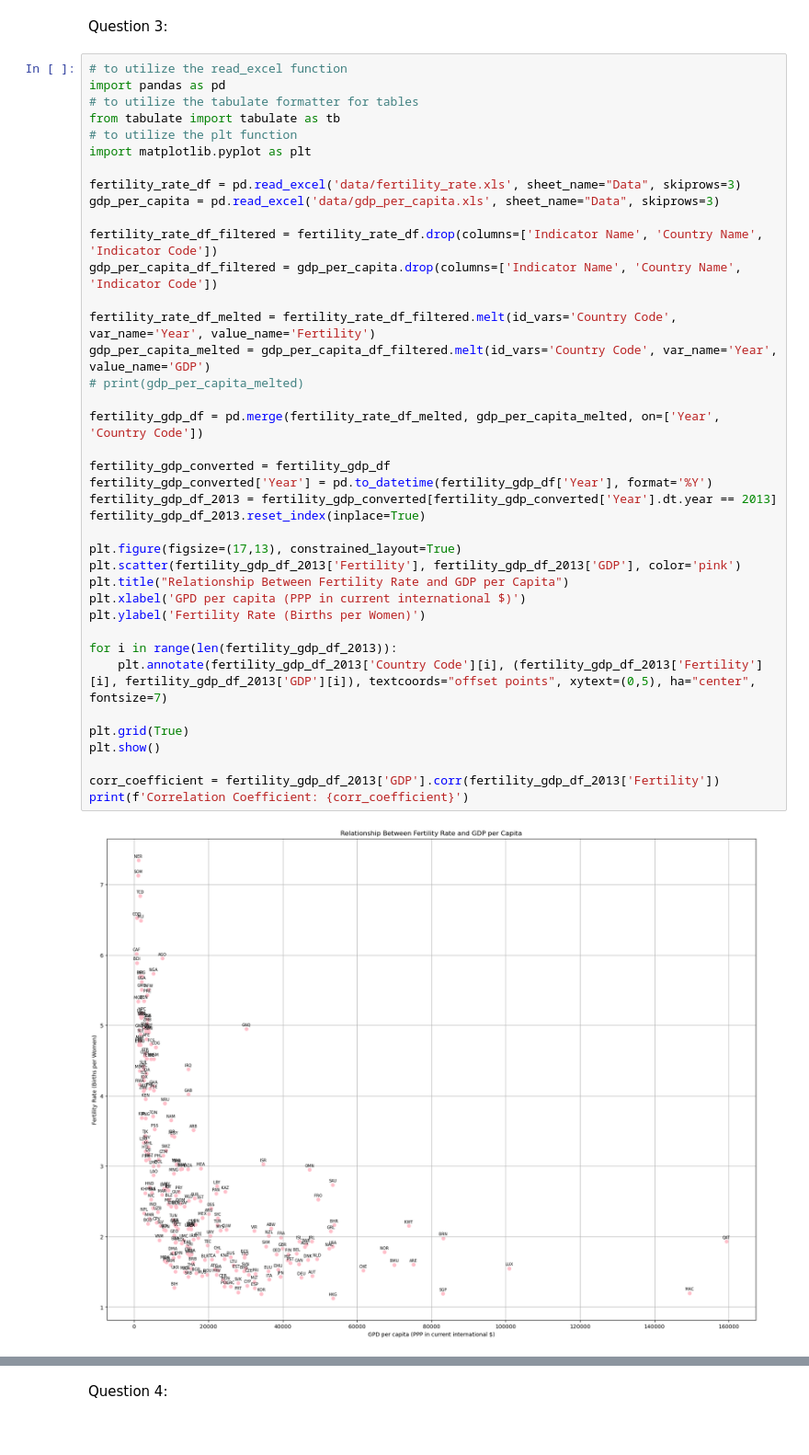
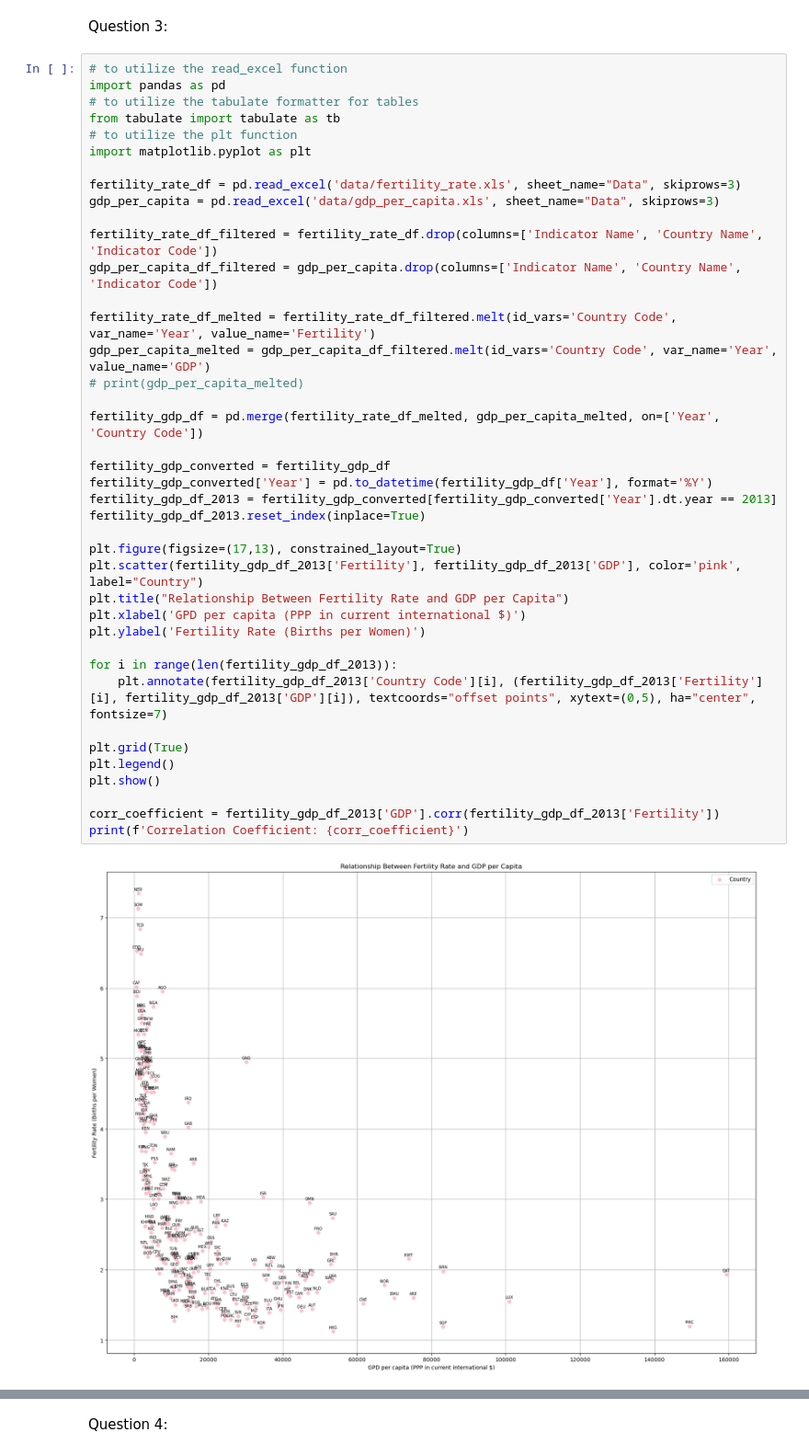
Before and after one commit to ahugari/DIAML, a Jupyter notebook: Assignment 3/miraguha_DIAML_Assignment3.ipynb, the cells around one changed output, grey strips where cells are left out. Shown: that part at 92% size. Cells and saved outputs as stored; diff of their text form.

```diff
--- a/Assignment 3/miraguha_DIAML_Assignment3.ipynb
+++ b/Assignment 3/miraguha_DIAML_Assignment3.ipynb
@@ -126,35 +126,36 @@ fertility_rate_df = pd.read_excel('data/fertility_rate.xls', sheet_name="Data",
 gdp_per_capita = pd.read_excel('data/gdp_per_capita.xls', sheet_name="Data", skiprows=3)
 
 fertility_rate_df_filtered = fertility_rate_df.drop(columns=['Indicator Name', 'Country Name', 'Indicator Code'])
 gdp_per_capita_df_filtered = gdp_per_capita.drop(columns=['Indicator Name', 'Country Name', 'Indicator Code'])
 
 fertility_rate_df_melted = fertility_rate_df_filtered.melt(id_vars='Country Code', var_name='Year', value_name='Fertility')
 gdp_per_capita_melted = gdp_per_capita_df_filtered.melt(id_vars='Country Code', var_name='Year', value_name='GDP')
 # print(gdp_per_capita_melted)
 
 fertility_gdp_df = pd.merge(fertility_rate_df_melted, gdp_per_capita_melted, on=['Year', 'Country Code'])
 
 fertility_gdp_converted = fertility_gdp_df
 fertility_gdp_converted['Year'] = pd.to_datetime(fertility_gdp_df['Year'], format='%Y')
 fertility_gdp_df_2013 = fertility_gdp_converted[fertility_gdp_converted['Year'].dt.year == 2013]
 fertility_gdp_df_2013.reset_index(inplace=True)
 
 plt.figure(figsize=(17,13), constrained_layout=True)
-plt.scatter(fertility_gdp_df_2013['Fertility'], fertility_gdp_df_2013['GDP'], color='pink')
+plt.scatter(fertility_gdp_df_2013['Fertility'], fertility_gdp_df_2013['GDP'], color='pink', label="Country")
 plt.title("Relationship Between Fertility Rate and GDP per Capita")
 plt.xlabel('GPD per capita (PPP in current international $)')
 plt.ylabel('Fertility Rate (Births per Women)')
 
 for i in range(len(fertility_gdp_df_2013)):
     plt.annotate(fertility_gdp_df_2013['Country Code'][i], (fertility_gdp_df_2013['Fertility'][i], fertility_gdp_df_2013['GDP'][i]), textcoords="offset points", xytext=(0,5), ha="center", fontsize=7)
 
 plt.grid(True)
+plt.legend()
 plt.show()
 
 corr_coefficient = fertility_gdp_df_2013['GDP'].corr(fertility_gdp_df_2013['Fertility'])
 print(f'Correlation Coefficient: {corr_coefficient}')
 # %% [output]
-[figure, old version]
+[figure, new version]
 Correlation Coefficient: -0.5171011715833221
 # %% [markdown]
 Question 4:
```
Also changed, not shown: parts of 3 cells of this notebook, 3 other files.
